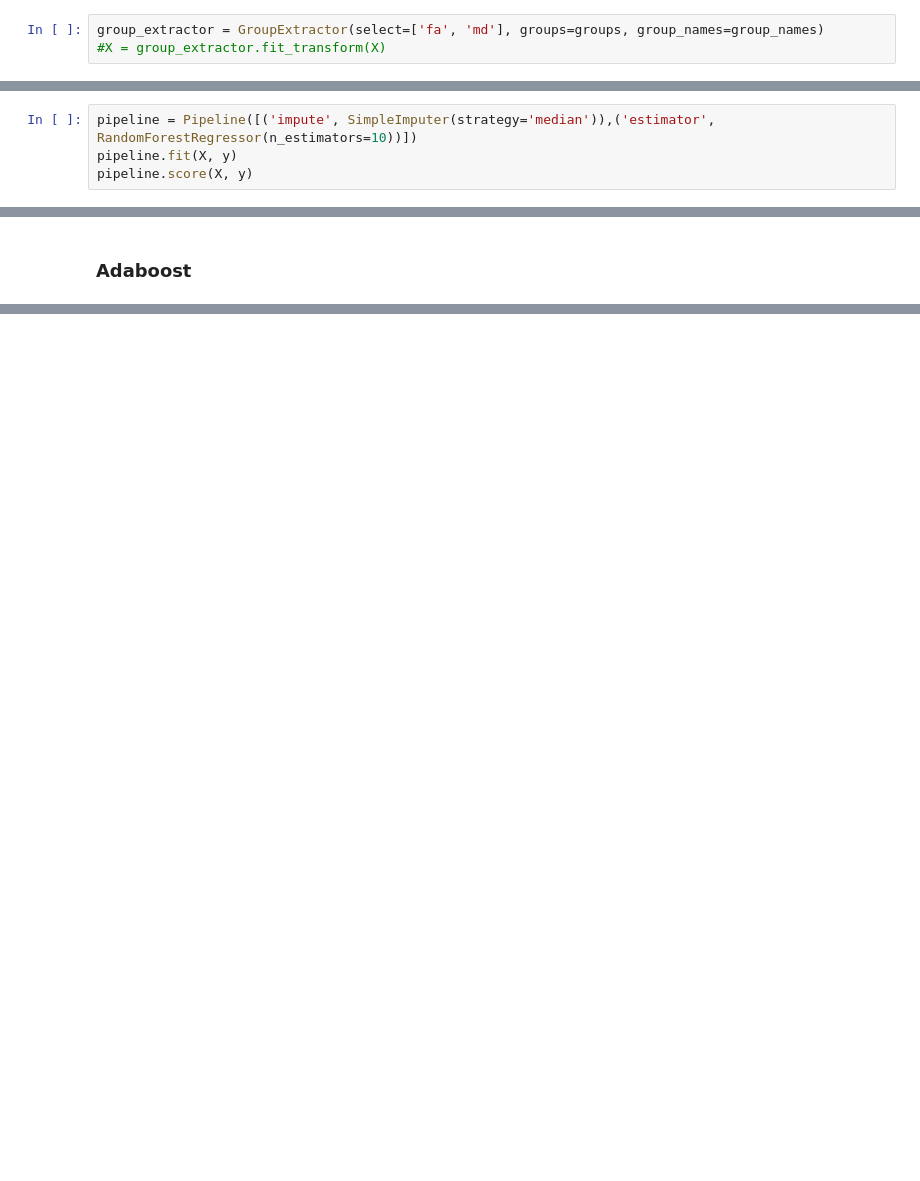
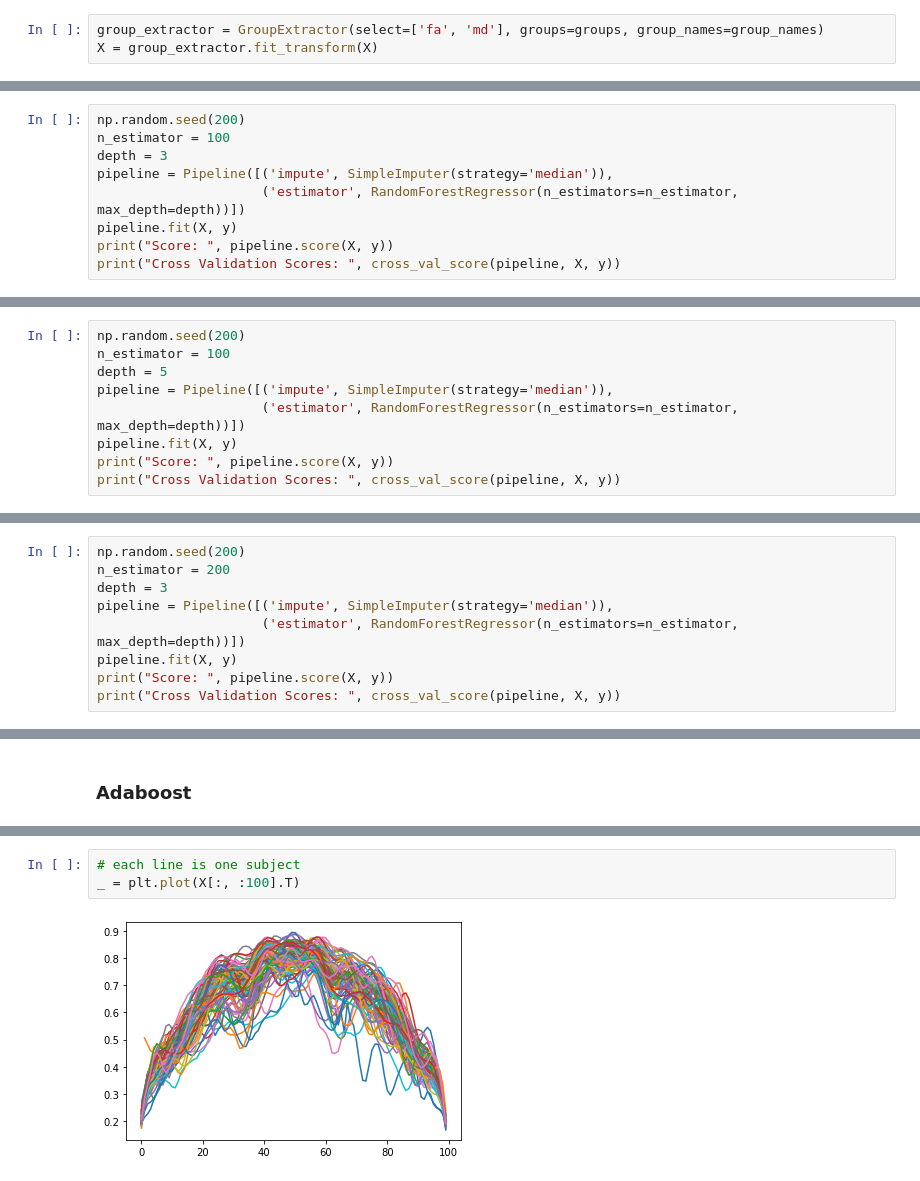
Before and after one commit to richford/afq-cnn, a Jupyter notebook: notebooks/data_exploration.ipynb, the cells around one changed output, grey strips where cells are left out. Cells and saved outputs as stored; diff of their text form; blank space fills up the shorter version.

```diff
--- a/notebooks/data_exploration.ipynb
+++ b/notebooks/data_exploration.ipynb
@@ -57,3 +65,3 @@ from sklearn.ensemble import RandomForestRegressor, AdaBoostRegressor
 # %%
 group_extractor = GroupExtractor(select=['fa', 'md'], groups=groups, group_names=group_names)
-#X = group_extractor.fit_transform(X)
+X = group_extractor.fit_transform(X)
@@ -89,7 +87,12 @@ array([-0.32016338,  0.01782182, -2.92530516, -0.5624851 , -0.0597728 ])
 # %% [markdown]
 ### Random Forest
 # %%
-pipeline = Pipeline([('impute', SimpleImputer(strategy='median')),('estimator', RandomForestRegressor(n_estimators=10))])
+np.random.seed(200)
+n_estimator = 100
+depth = 3
+pipeline = Pipeline([('impute', SimpleImputer(strategy='median')),
+                     ('estimator', RandomForestRegressor(n_estimators=n_estimator, max_depth=depth))])
 pipeline.fit(X, y)
-pipeline.score(X, y)
+print("Score: ", pipeline.score(X, y))
+print("Cross Validation Scores: ", cross_val_score(pipeline, X, y))
 # %% [output]
@@ -100,0 +101,9 @@ array([-0.02170353,  0.33872675, -0.28138743, -0.5063403 , -0.13513763])
+# %%
+np.random.seed(200)
+n_estimator = 100
+depth = 5
+pipeline = Pipeline([('impute', SimpleImputer(strategy='median')),
+                     ('estimator', RandomForestRegressor(n_estimators=n_estimator, max_depth=depth))])
+pipeline.fit(X, y)
+print("Score: ", pipeline.score(X, y))
+print("Cross Validation Scores: ", cross_val_score(pipeline, X, y))
@@ -100,0 +113,9 @@ array([-0.02170353,  0.33872675, -0.28138743, -0.5063403 , -0.13513763])
+# %%
+np.random.seed(200)
+n_estimator = 200
+depth = 3
+pipeline = Pipeline([('impute', SimpleImputer(strategy='median')),
+                     ('estimator', RandomForestRegressor(n_estimators=n_estimator, max_depth=depth))])
+pipeline.fit(X, y)
+print("Score: ", pipeline.score(X, y))
+print("Cross Validation Scores: ", cross_val_score(pipeline, X, y))
@@ -112,0 +180,5 @@ array([-1.96236055,  0.52854271, -1.26871827, -0.69832751, -0.18904504])
+# %%
+# each line is one subject
+_ = plt.plot(X[:, :100].T)
+# %% [output]
+[figure, added]
```
Also changed, not shown: parts of 50 cells of this notebook, 1 other file.
